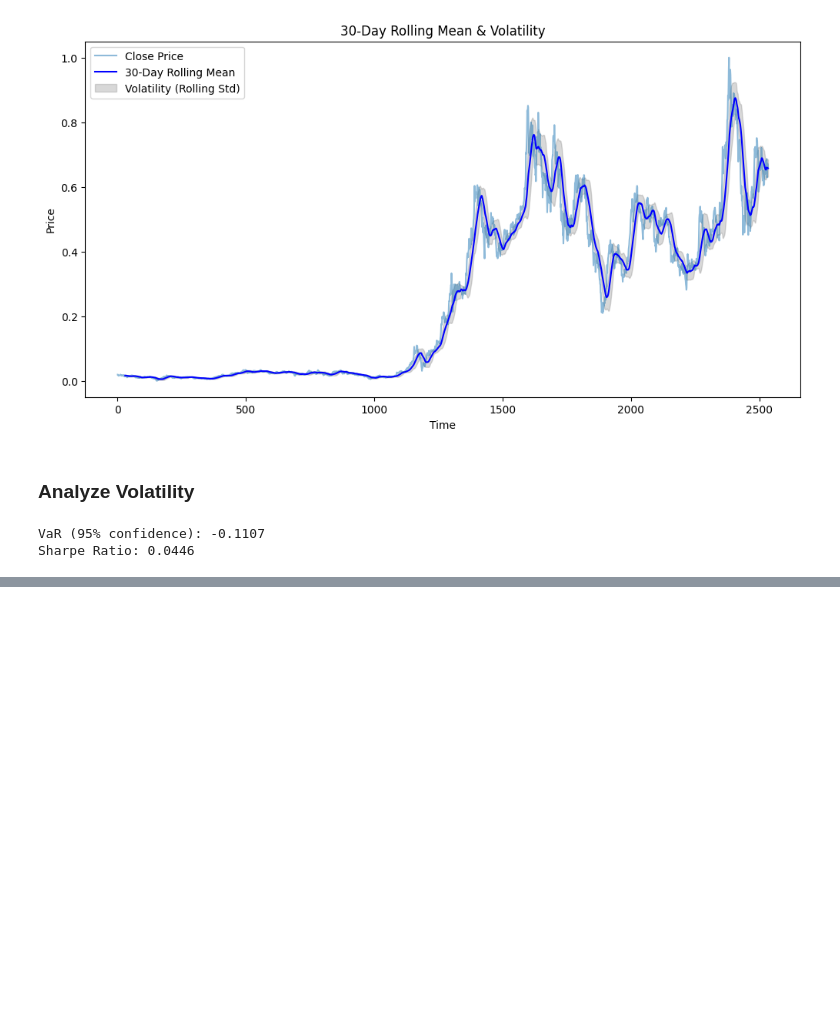
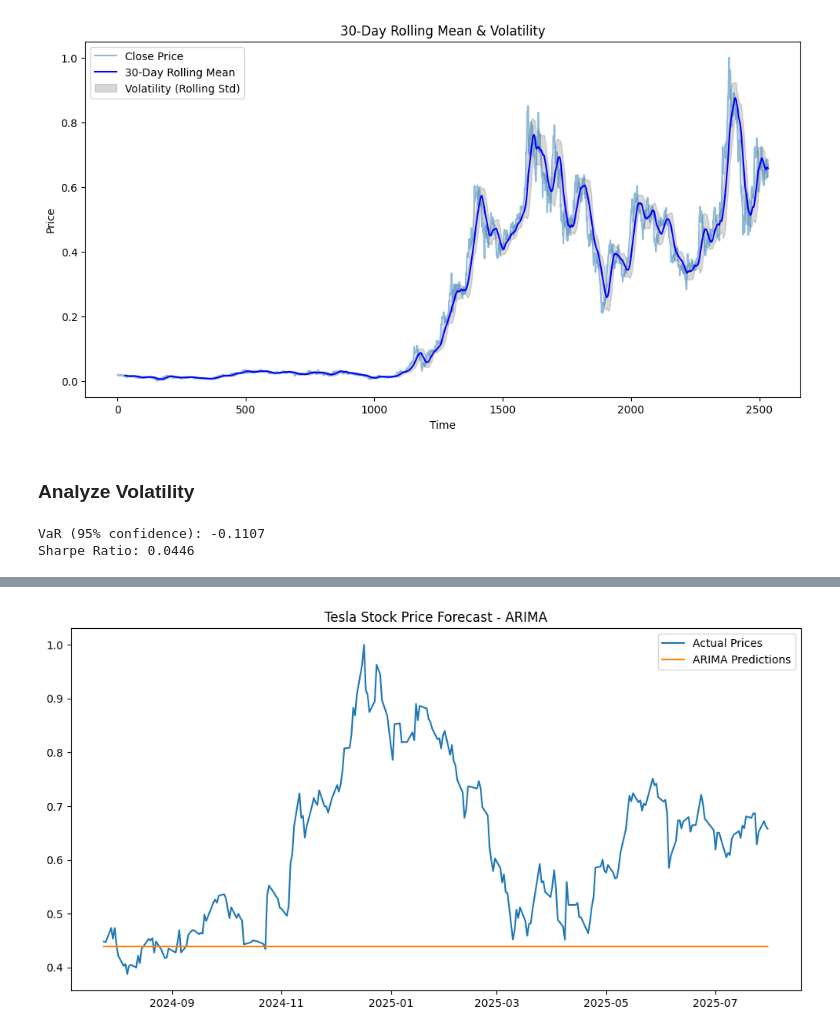
Before and after one commit to mubarek4566/Time-Series-Forecasting-Portfolio-Optimization, a Jupyter notebook: notebooks/main.ipynb, the cells around one changed output, grey strips where cells are left out. Saved outputs shown, nothing was run; the diff lists cells and outputs as text; code cells hidden in the pictures; blank space fills up the shorter version.

Commit message:
Adding arima model building

```diff
--- a/notebooks/main.ipynb
+++ b/notebooks/main.ipynb
@@ -244,0 +252,4 @@ Sharpe Ratio: 0.0446
+# %%
+data = df["Close"]
+train_size = int(len(data) * 0.9)
+train, test = data[:train_size], data[train_size:]
@@ -244,0 +258,4 @@ Sharpe Ratio: 0.0446
+# %%
+# ARIMA Model
+arima_forecaster = ARIMAmodel(train)
+arima_forecaster.train_model()
@@ -244,0 +264,4 @@ Sharpe Ratio: 0.0446
+# %%
+arima_predictions, _ = arima_forecaster.forecast(steps=len(test))
+arima_metrics = arima_forecaster.evaluate(test)
+print("ARIMA Evaluation:", arima_metrics)
@@ -244,0 +290,10 @@ Sharpe Ratio: 0.0446
+# %%
+# Plot results
+plt.figure(figsize=(12, 6))
+plt.plot(test.index, test, label="Actual Prices")
+plt.plot(test.index, arima_predictions, label="ARIMA Predictions")
+plt.legend()
+plt.title("Tesla Stock Price Forecast - ARIMA")
+plt.show()
+# %% [output]
+[figure, added]
```
Also changed, not shown: parts of 10 cells of this notebook, 2 other files.
